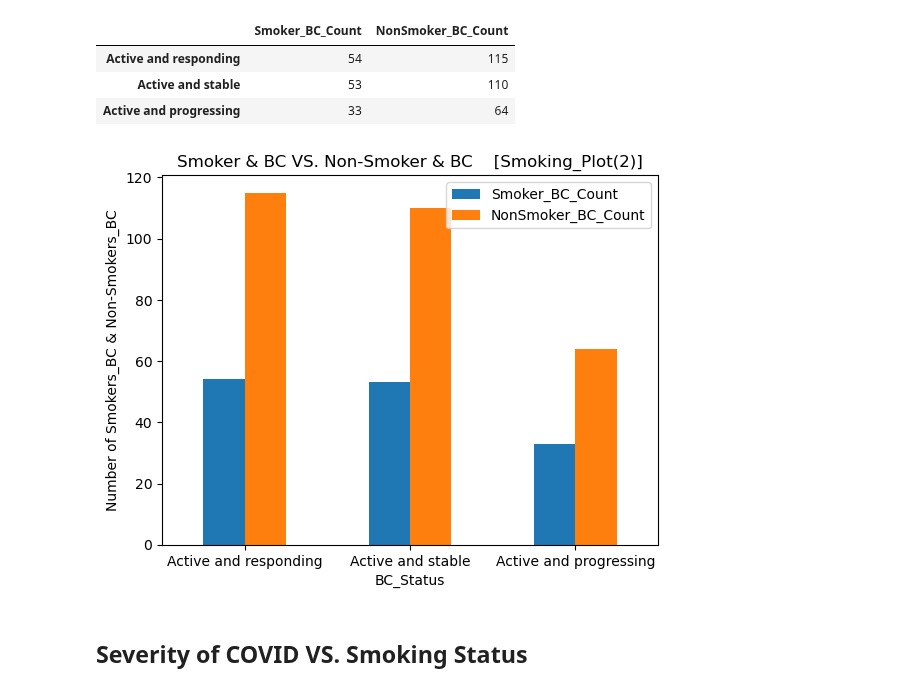
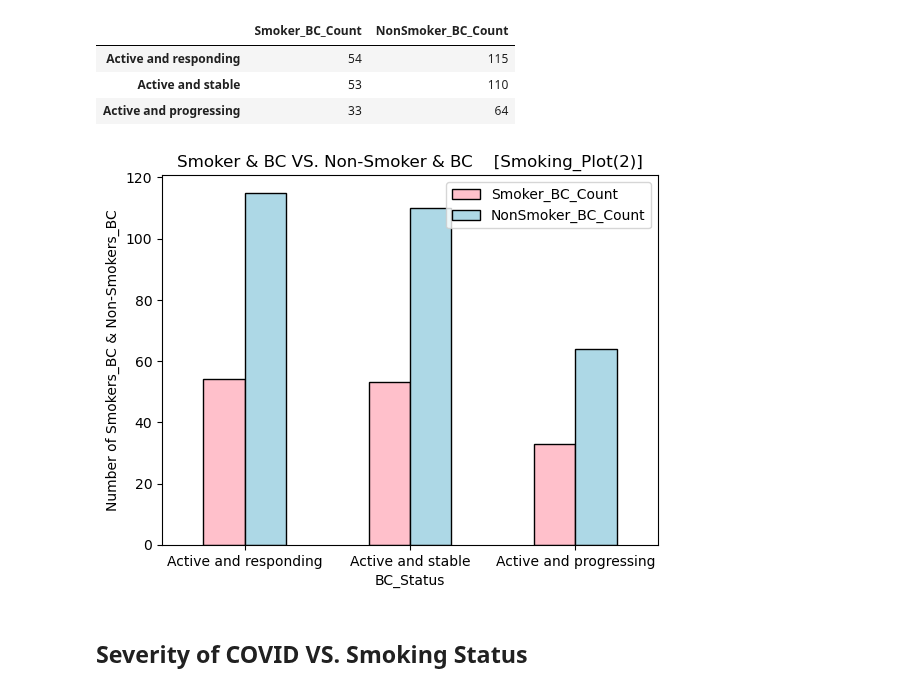
Before and after one commit to HSaleem352/Bootcamp-Project1, a Jupyter notebook: data_cleaning_MB.ipynb, the cells around one changed output. Drawn from its saved outputs; the diff is of its cells as text; code cells hidden in the pictures.

```diff
--- a/data_cleaning_MB.ipynb
+++ b/data_cleaning_MB.ipynb
@@ -226,14 +226,15 @@ Smoker_NonSmoker_BC_DF
 | Active and progressing | 33 | 64 |
 # %%
 # Plotting
-Smoker_NonSmoker_BC_plot = Smoker_NonSmoker_BC_DF.plot.bar(rot=0)
+plt.style.use('seaborn-v0_8-pastel')
+Smoker_NonSmoker_BC_plot = Smoker_NonSmoker_BC_DF.plot.bar(rot=0, color = ["pink", "lightblue"], edgecolor = "black")
 plt.title("Smoker & BC VS. Non-Smoker & BC    [Smoking_Plot(2)]")
 plt.xlabel("BC_Status")
 plt.ylabel("Number of Smokers_BC & Non-Smokers_BC")
 # Save the figure
 plt.savefig("Smoking_Output_Data/SmokingQ_Plot(2).png")
 # %% [output]
-[figure, old version]
+[figure, new version]
 # %% [markdown]
 ## Severity of COVID VS. Smoking Status
 # %%
```
Also changed, not shown: parts of 9 cells of this notebook, 8 other files.
